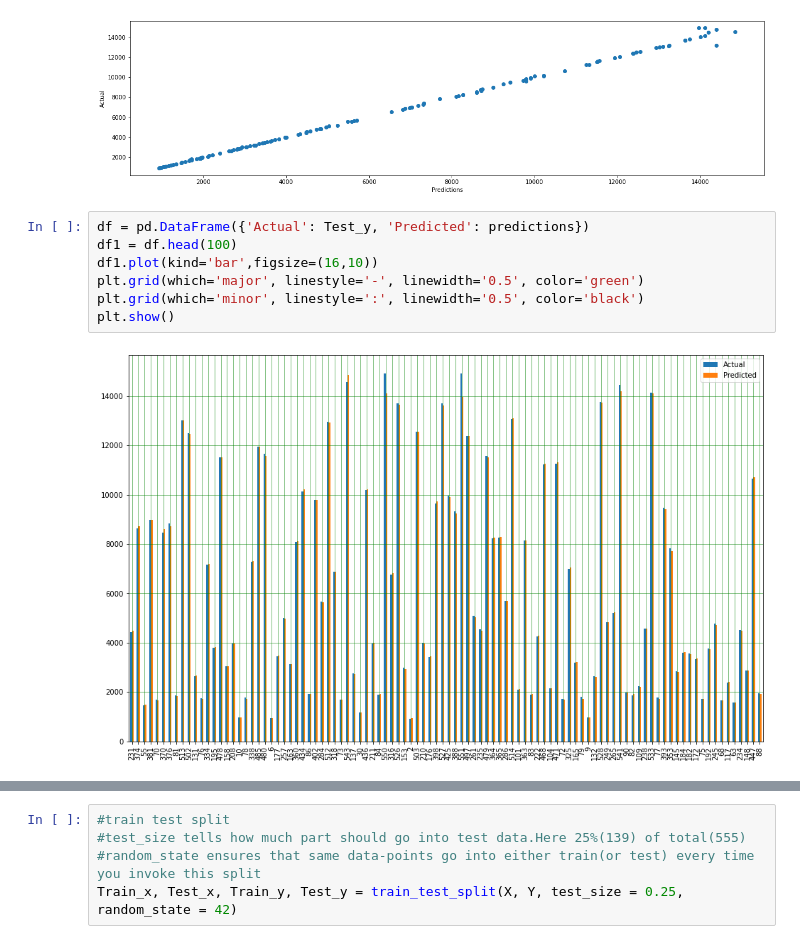
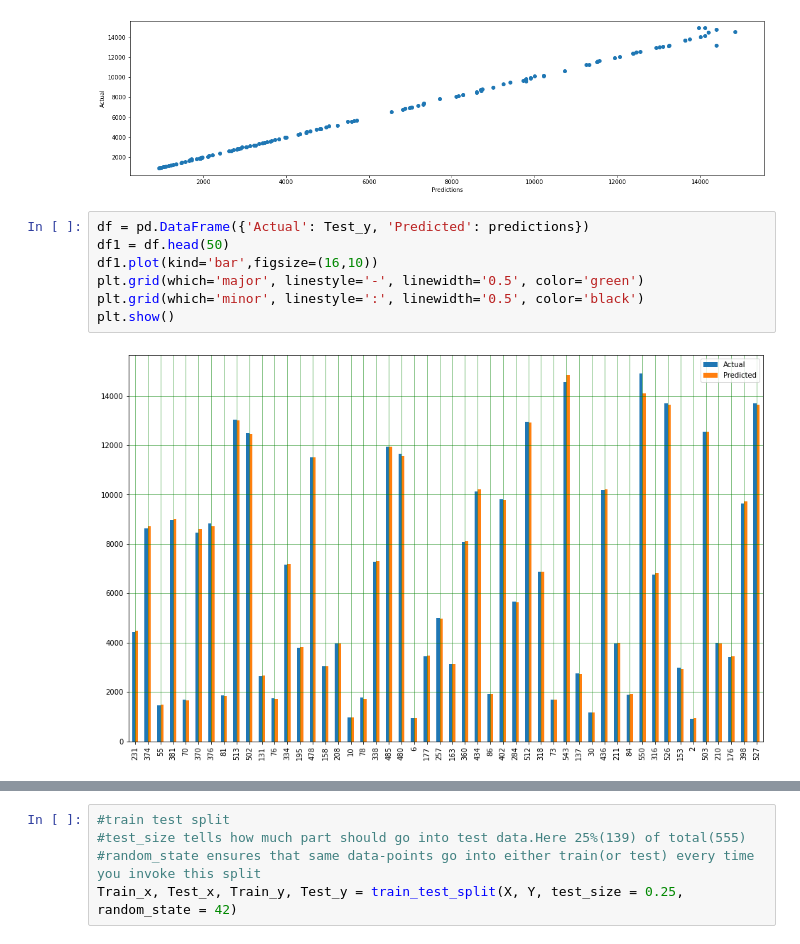
Before and after one commit to Apollo11-17/Predicting-Personal-Consumption-Expenditure, a Jupyter notebook: Final.ipynb, the cells around one changed output, grey strips where cells are left out. Cells and saved outputs as stored; diff of their text form.

```diff
--- a/Final.ipynb
+++ b/Final.ipynb
@@ -564,13 +573,13 @@ Text(0, 0.5, 'Actual')
 [figure]
 # %%
 df = pd.DataFrame({'Actual': Test_y, 'Predicted': predictions})
-df1 = df.head(100)
+df1 = df.head(50)
 df1.plot(kind='bar',figsize=(16,10))
 plt.grid(which='major', linestyle='-', linewidth='0.5', color='green')
 plt.grid(which='minor', linestyle=':', linewidth='0.5', color='black')
 plt.show()
 # %% [output]
-[figure, old version]
+[figure, new version]
 # %%
 #Important assessment parameters for model accuracy
 print('Explained Variance    = {:0.3f}.'.format(metrics.explained_variance_score(Test_y,predictions)))
```
Also changed, not shown: parts of 26 cells of this notebook.
